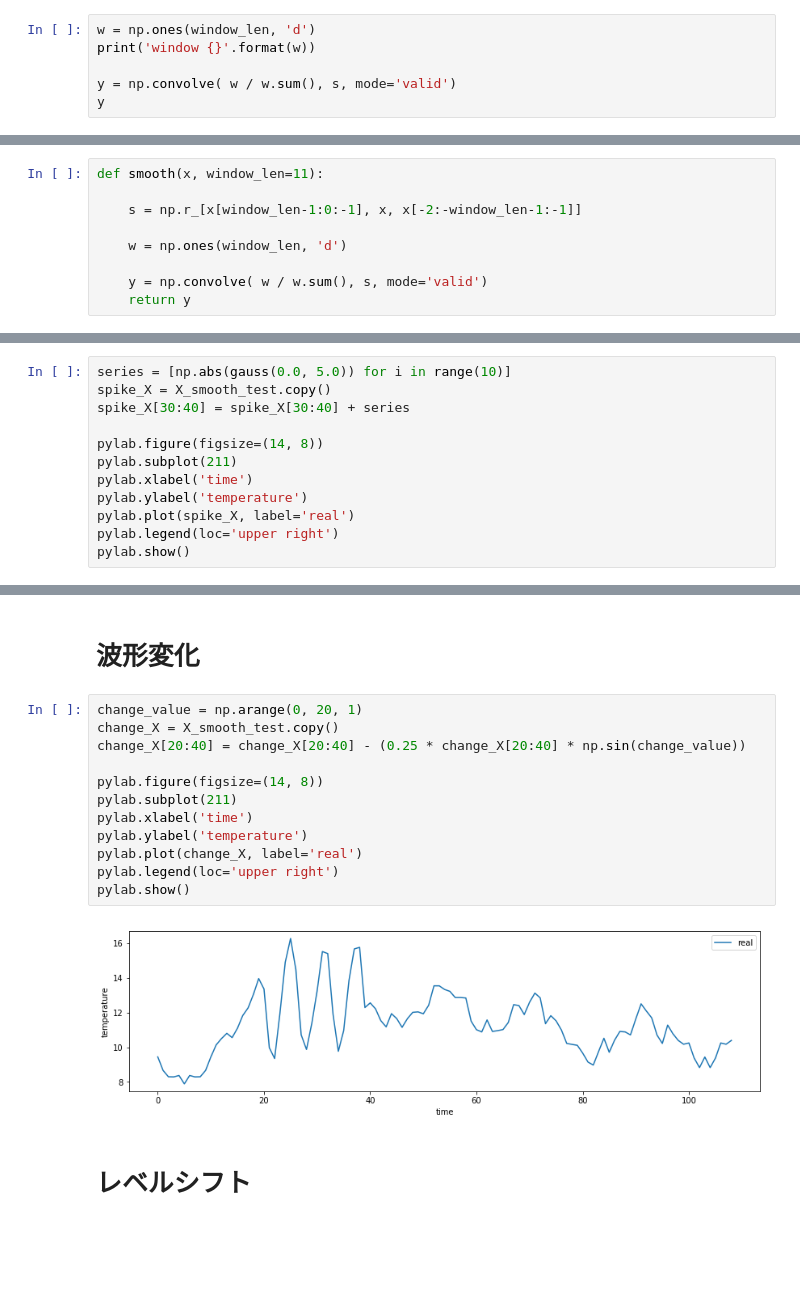
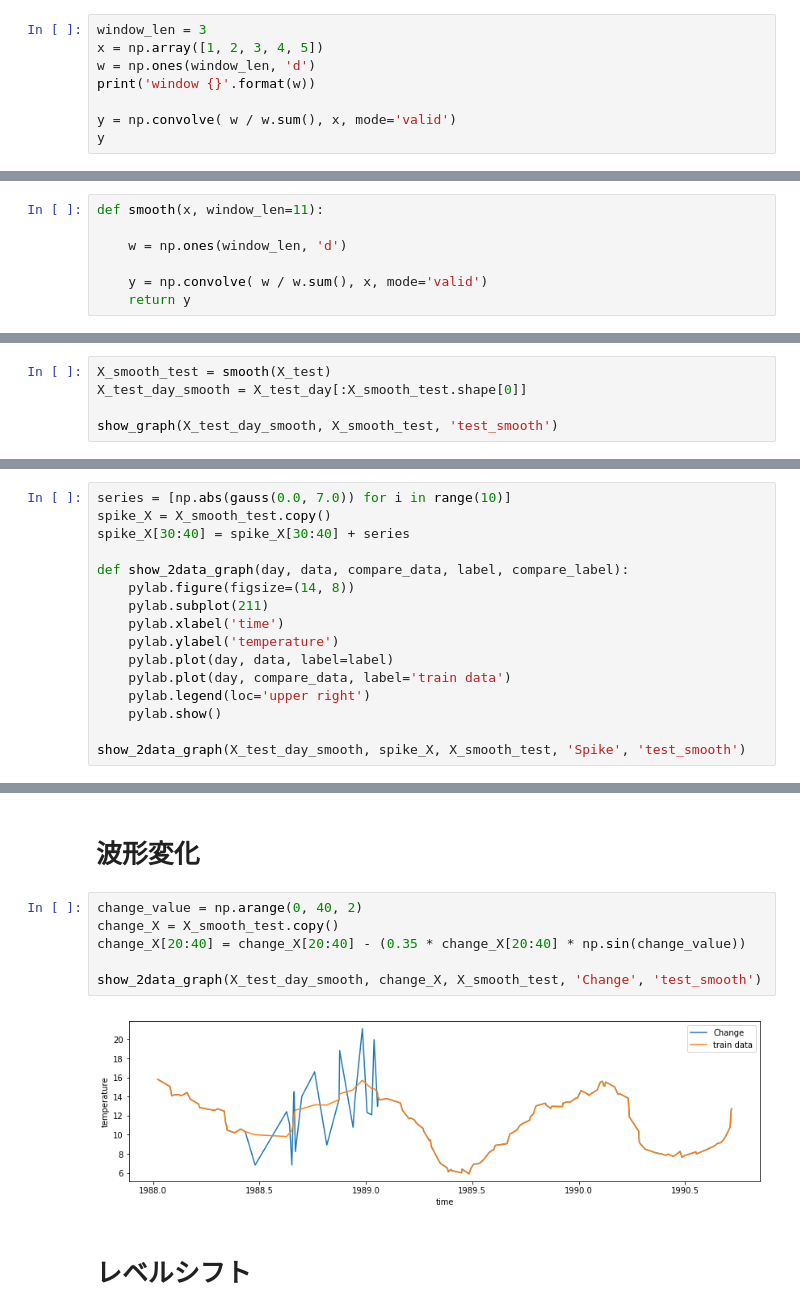
Before and after one commit to SnowMasaya/time_series_anomaly_detect_hands_on, a Jupyter notebook: time_series_anomaly_detect.ipynb, the cells around one changed output, grey strips where cells are left out. Cells and saved outputs as stored; diff of their text form; blank space fills up the shorter version.

```diff
--- a/time_series_anomaly_detect.ipynb
+++ b/time_series_anomaly_detect.ipynb
@@ -106,8 +87,10 @@ array([3, 2, 1, 2, 3, 4, 5, 4, 3])
 # %%
+window_len = 3
+x = np.array([1, 2, 3, 4, 5])
 w = np.ones(window_len, 'd')
 print('window {}'.format(w))
 
-y = np.convolve( w / w.sum(), s, mode='valid')
+y = np.convolve( w / w.sum(), x, mode='valid')
 y
 # %% [output]
 window [1. 1. 1.]
@@ -116,11 +98,9 @@ array([2.        , 1.66666667, 2.        , 3.        , 4.        ,
 # %%
 def smooth(x, window_len=11):
 
-    s = np.r_[x[window_len-1:0:-1], x, x[-2:-window_len-1:-1]]
-
     w = np.ones(window_len, 'd')
 
-    y = np.convolve( w / w.sum(), s, mode='valid')
+    y = np.convolve( w / w.sum(), x, mode='valid')
     return y
 # %% [markdown]
 # 学習データのスムージング
@@ -151,2 +123,7 @@ pylab.show()
 # %% [markdown]
 # テストデータのスムージング
+# %%
+X_smooth_test = smooth(X_test)
+X_test_day_smooth = X_test_day[:X_smooth_test.shape[0]]
+
+show_graph(X_test_day_smooth, X_smooth_test, 'test_smooth')
@@ -172,15 +277,19 @@ pylab.show()
 # %% [markdown]
 # スパイク型
 # %%
-series = [np.abs(gauss(0.0, 5.0)) for i in range(10)]
+series = [np.abs(gauss(0.0, 7.0)) for i in range(10)]
 spike_X = X_smooth_test.copy()
 spike_X[30:40] = spike_X[30:40] + series
 
-pylab.figure(figsize=(14, 8))
-pylab.subplot(211)
-pylab.xlabel('time')
-pylab.ylabel('temperature')
-pylab.plot(spike_X, label='real')
-pylab.legend(loc='upper right')
-pylab.show()
+def show_2data_graph(day, data, compare_data, label, compare_label):
+    pylab.figure(figsize=(14, 8))
+    pylab.subplot(211)
+    pylab.xlabel('time')
+    pylab.ylabel('temperature')
+    pylab.plot(day, data, label=label)
+    pylab.plot(day, compare_data, label='train data')
+    pylab.legend(loc='upper right')
+    pylab.show()
+
+show_2data_graph(X_test_day_smooth, spike_X, X_smooth_test, 'Spike', 'test_smooth')
 # %% [output]
@@ -188,18 +297,12 @@ pylab.show()
 # %% [markdown]
 # 波形変化
 # %%
-change_value = np.arange(0, 20, 1)
+change_value = np.arange(0, 40, 2)
 change_X = X_smooth_test.copy()
-change_X[20:40] = change_X[20:40] - (0.25 * change_X[20:40] * np.sin(change_value))
+change_X[20:40] = change_X[20:40] - (0.35 * change_X[20:40] * np.sin(change_value))
 
-pylab.figure(figsize=(14, 8))
-pylab.subplot(211)
-pylab.xlabel('time')
-pylab.ylabel('temperature')
-pylab.plot(change_X, label='real')
-pylab.legend(loc='upper right')
-pylab.show()
+show_2data_graph(X_test_day_smooth, change_X, X_smooth_test, 'Change', 'test_smooth')
 # %% [output]
-[figure, old version]
+[figure, new version]
 # %% [markdown]
 # レベルシフト
```
Also changed, not shown: parts of 64 cells of this notebook.
